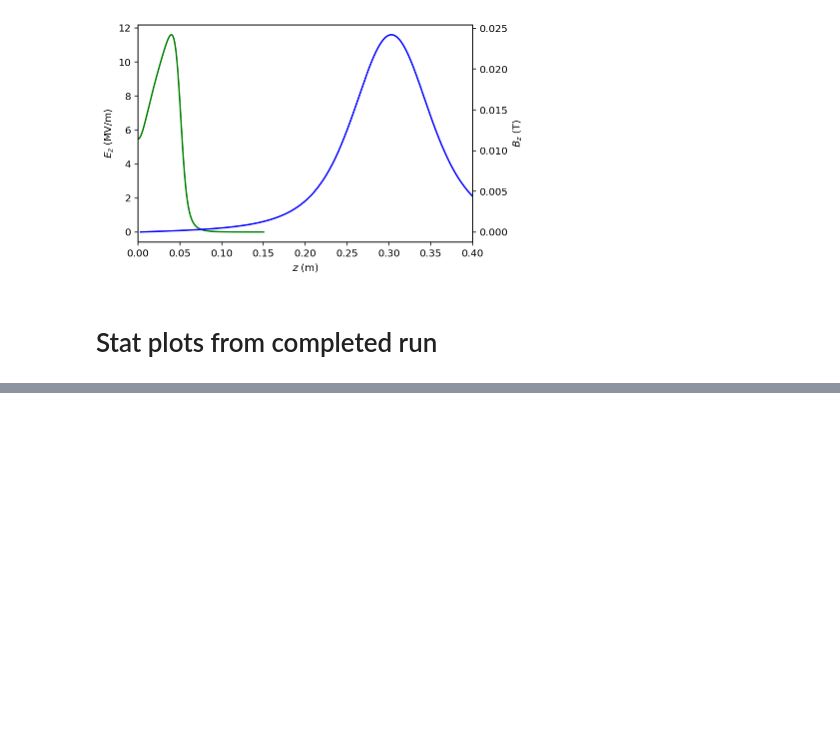
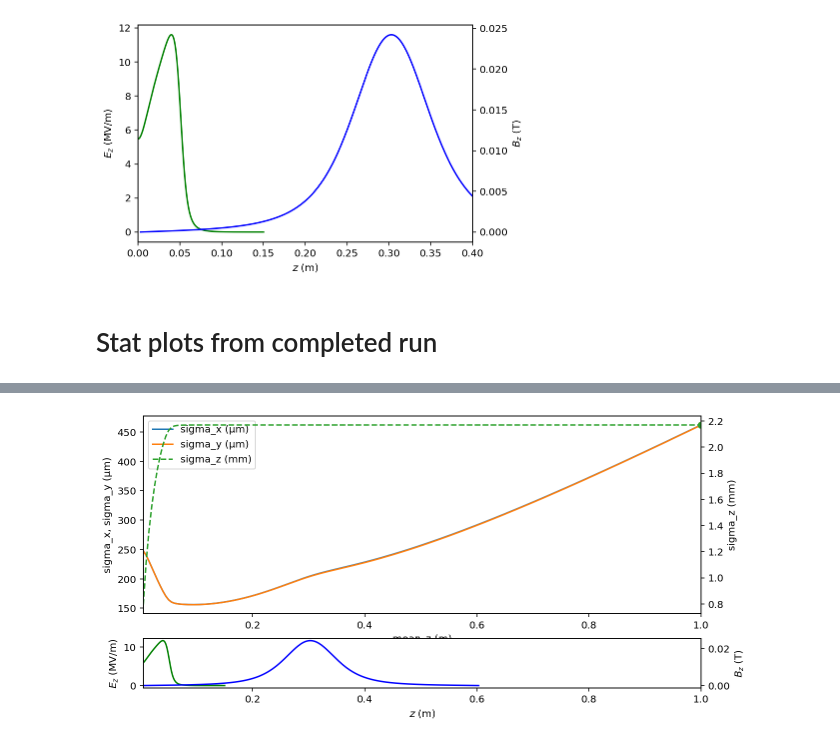
Before and after one commit to ChristopherMayes/lume-astra, a Jupyter notebook: examples/plot_examples.ipynb, the cells around one changed output, grey strips where cells are left out. Cells and saved outputs as stored; diff of their text form; code cells hidden in the pictures; blank space fills up the shorter version.

```diff
--- a/examples/plot_examples.ipynb
+++ b/examples/plot_examples.ipynb
@@ -51,0 +86,5 @@ for ax in fig.axes:
+# %%
+# The convenience plottings slightly changes the keys
+A2.plot( y=['sigma_x', 'sigma_y'], y2=['sigma_z'], x='mean_z', figsize=(10,5))
+# %% [output]
+[figure, added]
```
Also changed, not shown: parts of 6 cells of this notebook, 7 other files.
